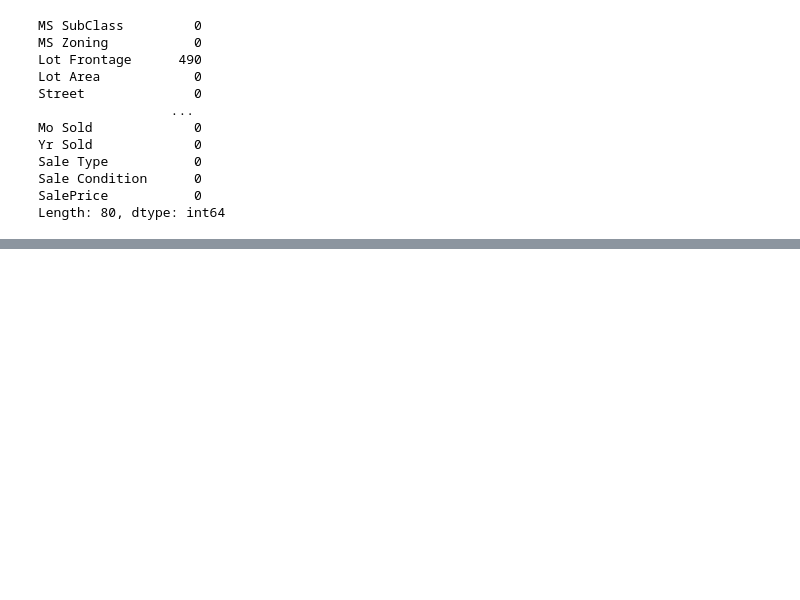
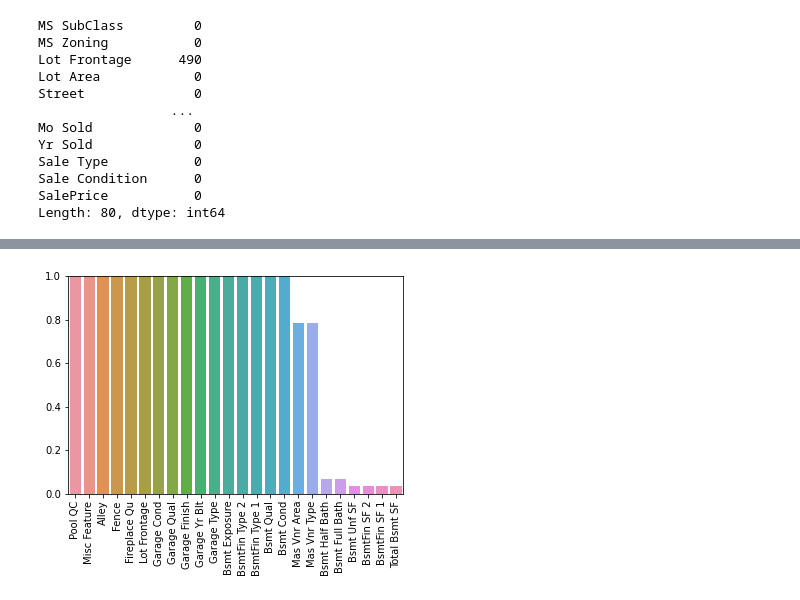
Before and after one commit to alpha-nero1/2021-Python-for-Machine-Learning-Data-Science-Masterclass, a Jupyter notebook: 09-Feature-Engineering/Feature Engineering Basics.ipynb, the cells around one changed output, grey strips where cells are left out. Cells and saved outputs as stored; diff of their text form; code cells hidden in the pictures; blank space fills up the shorter version.

```diff
--- a/09-Feature-Engineering/Feature Engineering Basics.ipynb
+++ b/09-Feature-Engineering/Feature Engineering Basics.ipynb
@@ -350,0 +387,5 @@ plt.xticks(rotation=90)
+# %%
+# Look at the barplot again.
+barplotit()
+# %% [output]
+[figure, added]
```
Also changed, not shown: parts of 40 cells of this notebook, 4 other files.
